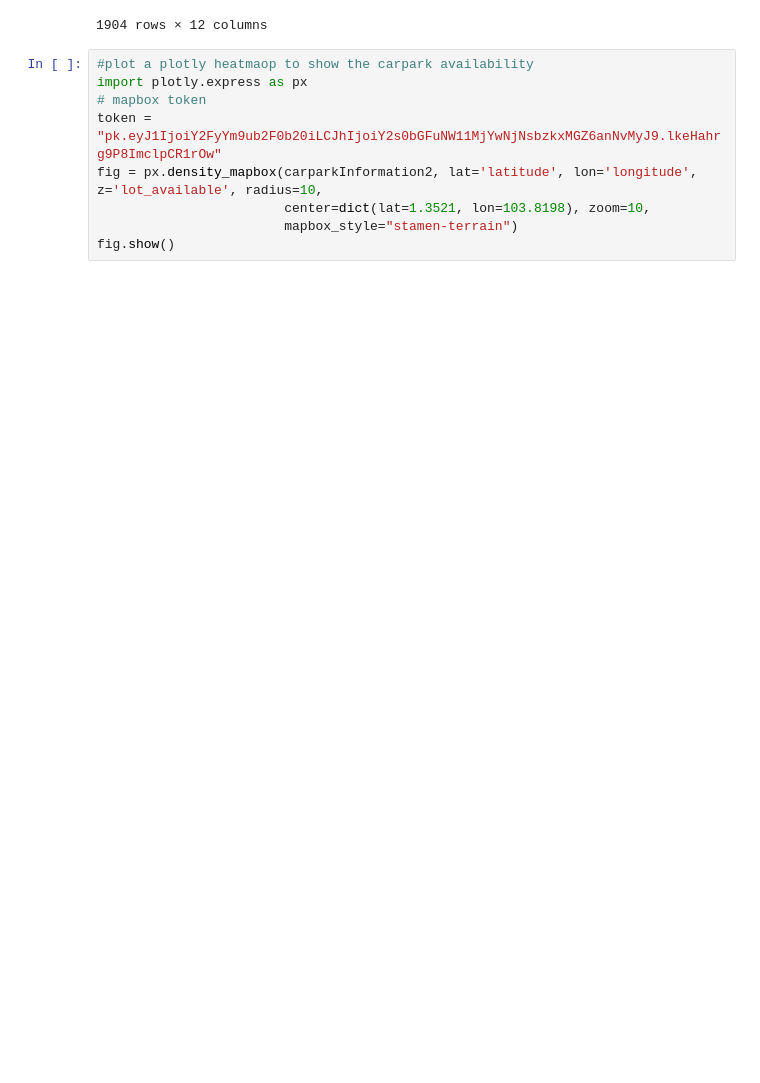
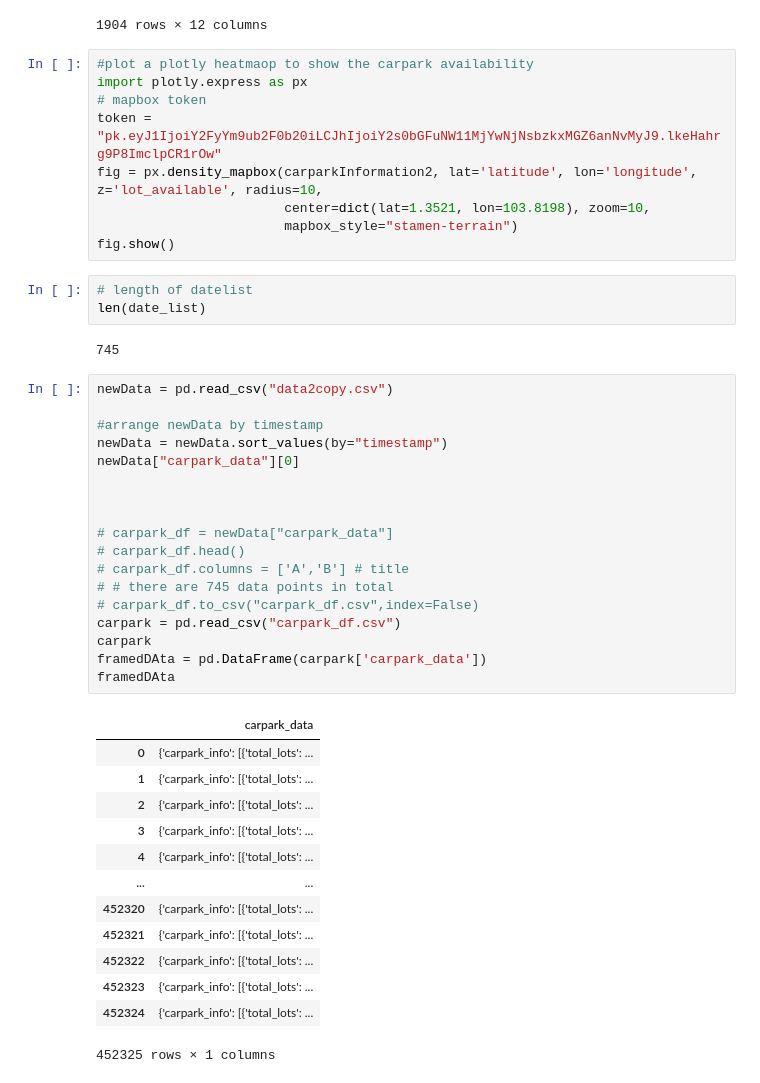
Before and after one commit to justrach/Carpark-Analysis-Project, a Jupyter notebook: test.ipynb, the cells around one changed output. Drawn from its saved outputs; the diff is of its cells as text; blank space fills up the shorter version.

```diff
--- a/test.ipynb
+++ b/test.ipynb
@@ -286,3 +303,40 @@ fig = px.density_mapbox(carparkInformation2, lat='latitude', lon='longitude', z=
                         center=dict(lat=1.3521, lon=103.8198), zoom=10,
                         mapbox_style="stamen-terrain")
 fig.show()
+# %%
+# length of datelist
+len(date_list)
+# %% [output]
+745
+# %%
+newData = pd.read_csv("data2copy.csv")
+
+#arrange newData by timestamp
+newData = newData.sort_values(by="timestamp")
+newData["carpark_data"][0]
+
+
+
+# carpark_df = newData["carpark_data"]
+# carpark_df.head()
+# carpark_df.columns = ['A','B'] # title
+# # there are 745 data points in total
+# carpark_df.to_csv("carpark_df.csv",index=False)
+carpark = pd.read_csv("carpark_df.csv")
+carpark
+framedDAta = pd.DataFrame(carpark['carpark_data'])
+framedDAta
+# %% [output]
+|  | carpark_data |
+| 0 | {'carpark_info': [{'total_lots': ... |
+| 1 | {'carpark_info': [{'total_lots': ... |
+| 2 | {'carpark_info': [{'total_lots': ... |
+| 3 | {'carpark_info': [{'total_lots': ... |
+| 4 | {'carpark_info': [{'total_lots': ... |
+| ... | ... |
+| 452320 | {'carpark_info': [{'total_lots': ... |
+| 452321 | {'carpark_info': [{'total_lots': ... |
+| 452322 | {'carpark_info': [{'total_lots': ... |
+| 452323 | {'carpark_info': [{'total_lots': ... |
+| 452324 | {'carpark_info': [{'total_lots': ... |
+452325 rows × 1 columns
```
Also changed, not shown: parts of 11 cells of this notebook, 1 other file.
